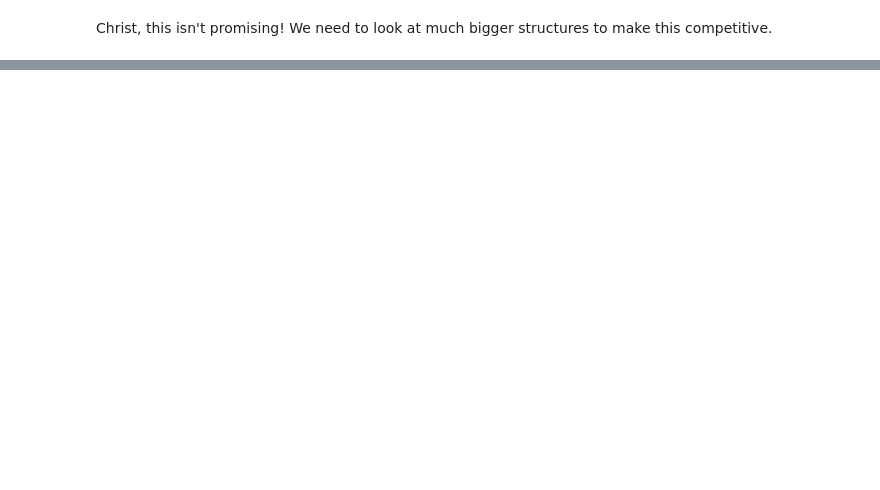
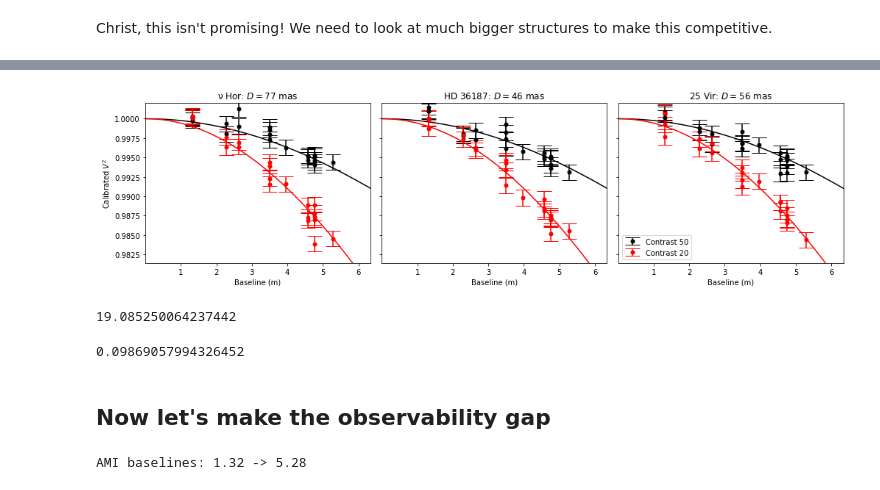
Before and after one commit to benjaminpope/ami, a Jupyter notebook: notebooks/disk_ami.ipynb, the cells around one changed output, grey strips where cells are left out. Saved outputs shown, nothing was run; the diff lists cells and outputs as text; code cells hidden in the pictures; blank space fills up the shorter version.

```diff
--- a/notebooks/disk_ami.ipynb
+++ b/notebooks/disk_ami.ipynb
@@ -319,3 +338,48 @@ vis = vis_ring_high_contrast(width,con,utest,utest)**2
 vis_test = vis_ellipse_high_contrast(width,0.0,0,1.,con,utest,utest)**2
 plt.plot(utest*np.sqrt(2)*wavel,vis)
 plt.plot(utest*np.sqrt(2)*wavel,vis_test)
+# %%
+names = ['ν Hor', 'HD 36187', '25 Vir']
+scales = [77, 46.4, 56.4]
+parallaxes = [19.3,11.6,14.1]
+colours = ['k','r']
+
+con = 20.
+utest = np.linspace(0.05,np.sqrt(u**2+v**2).max()*1.2,1000)
+yerr = 0.001
+
+fig, axes = plt.subplots(1,3,figsize=(17.0,4.0),sharey=True)
+
+
+for j, scale in enumerate(scales):
+
+    name = names[j]
+    ax = axes[j]
+
+
+    for k, con in enumerate([50,20]):
+
+        v2 = vis_ring_high_contrast(width,con,u,v)**2 + onp.random.randn(len(u))*yerr
+        vis = vis_ring_high_contrast(width,con,utest,utest)**2
+
+        ax.plot(utest*np.sqrt(2)*wavel,vis,color=colours[k])
+        ax.errorbar(np.sqrt(u**2 + v**2)*wavel,v2,yerr=yerr,
+                     linestyle='none',fmt='.',capsize=10,markersize=10,color=colours[k],
+                     label='Contrast '+str(con))
+
+    ax.set_xlabel('Baseline (m)')
+    if j ==0:
+        ax.set_ylabel(r'Calibrated $V^2$')
+
+    ax.set_xlim(utest.min()*wavel,utest.max()*wavel)
+    ax.set_ylim(v2.min()-yerr*3,1+yerr*2)
+    if j == 2:
+        ax.legend(loc=3)
+
+    ax.set_title(r'%s: $D = %.0f$ mas' % (name,scale))
+
+plt.subplots_adjust(wspace=0.05)
+
+plt.savefig('disk_ensemble_yerr_001.png',bbox_inches='tight')
+# %% [output]
+[figure, added]
@@ -321,0 +395,16 @@ plt.plot(utest*np.sqrt(2)*wavel,vis_test)
+# %%
+a*1000/65.
+# %% [output]
+19.085250064237442
+# %%
+(Mj/Msun)**0.333
+# %% [output]
+0.09869057994326452
+# %% [markdown]
+## Now let's make the observability gap
+# %%
+w = np.sqrt(u**2 + v**2)*wavel
+ami_min, ami_max = w.min(), w.max()
+print('AMI baselines: %.2f -> %.2f' % (ami_min, ami_max))
+# %% [output]
+AMI baselines: 1.32 -> 5.28
```
Also changed, not shown: parts of 11 cells of this notebook.
